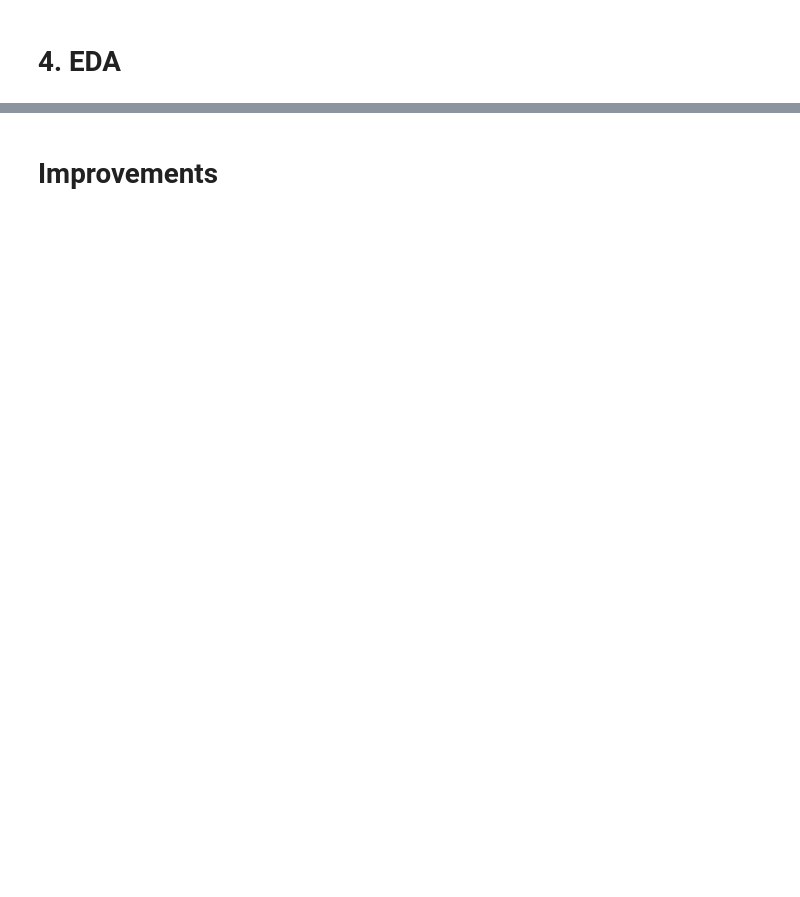
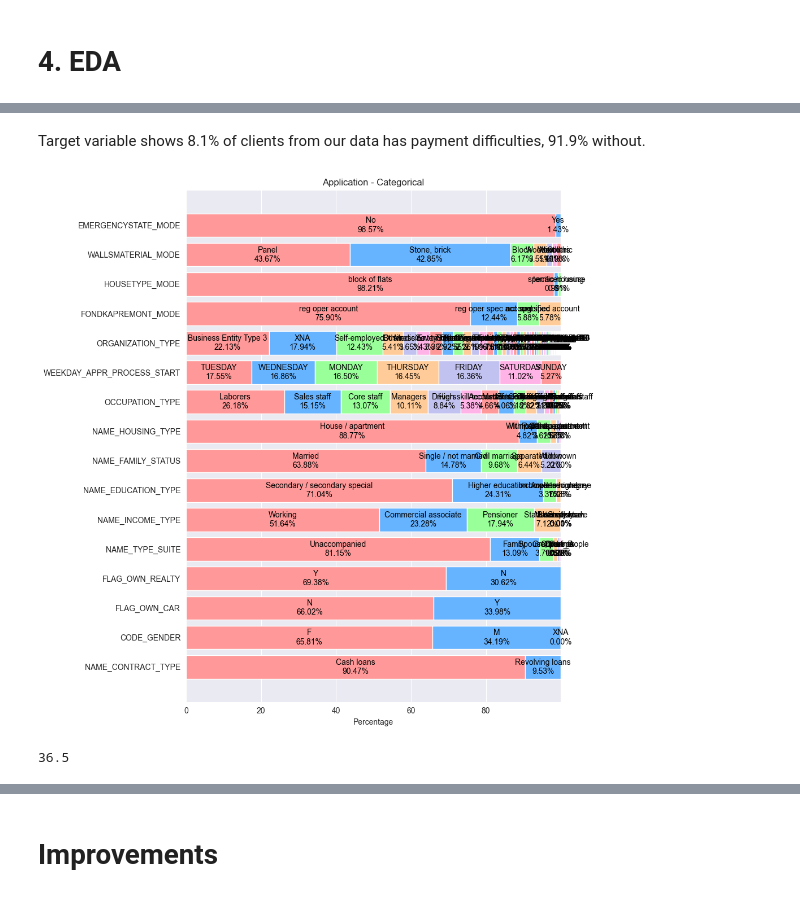
Before and after one commit to CelineChiLamNg/home_credit_default_prediction, a Jupyter notebook: notebooks/home_credit_2.ipynb, the cells around one changed output, grey strips where cells are left out. Cells and saved outputs as stored; diff of their text form; code cells hidden in the pictures; blank space fills up the shorter version.

```diff
--- a/notebooks/home_credit_2.ipynb
+++ b/notebooks/home_credit_2.ipynb
@@ -303,0 +305,13 @@ print(103558/356255)
+# %% [markdown]
+Target variable shows 8.1% of clients from our data has payment
+difficulties, 91.9% without.
+# %%
+stacked_horizontal_feature_distribution(data=data_train,
+                                        columns=data_categorical_columns,
+                                        title='Application - Categorical')
+# %% [output]
+[figure, added]
+# %%
+len(numerical_columns)/2
+# %% [output]
+36.5
```
Also changed, not shown: parts of 17 cells of this notebook, 1 other file.
